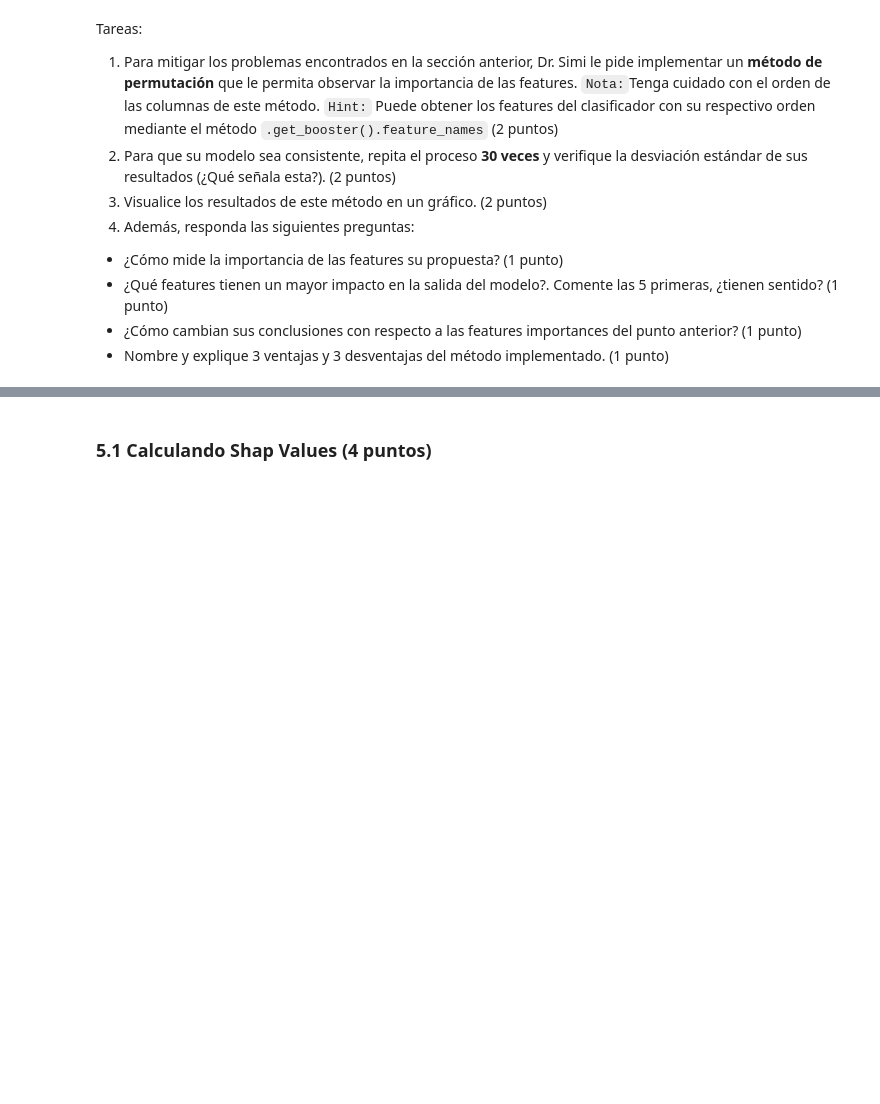
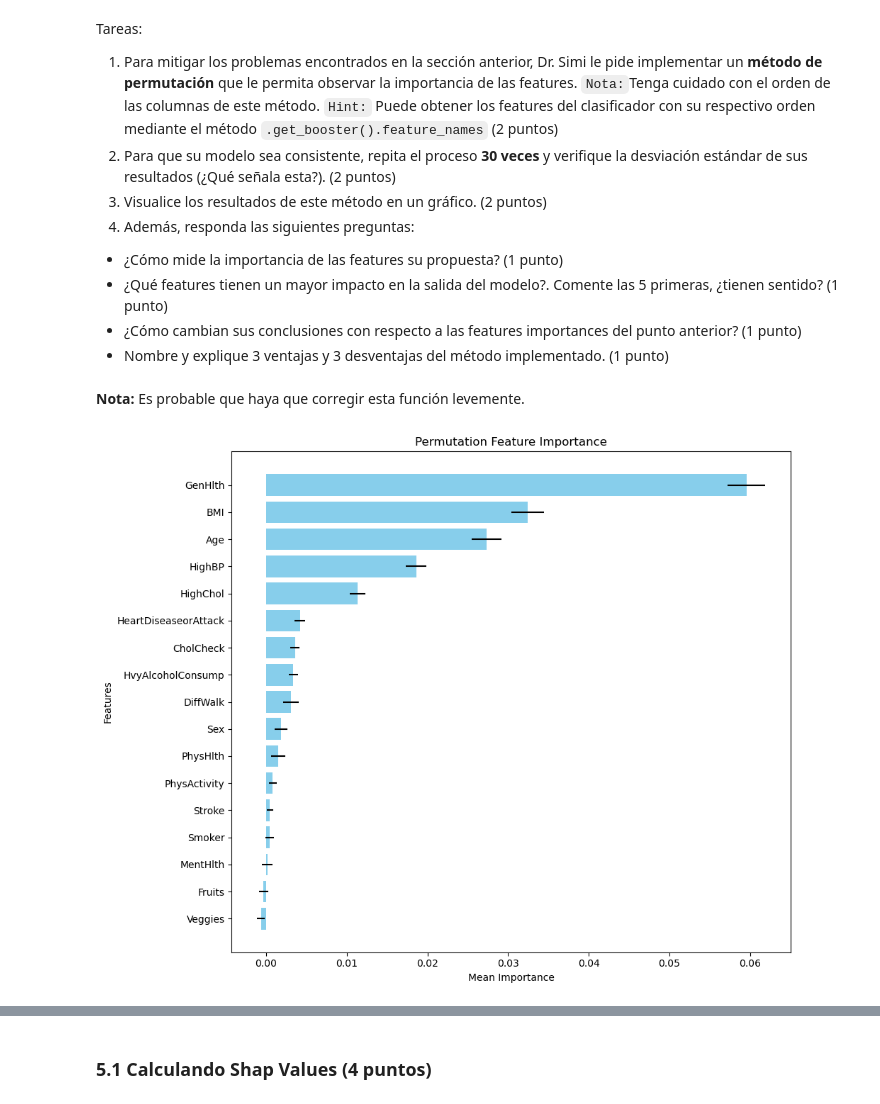
Before and after one commit to sebastianacunau/MDS7202-Laboratorios-y-Proyecto, a Jupyter notebook: Laboratorios/Lab 7 - Interpretabilidad/Lab7_enunciado.ipynb, the cells around one changed output, grey strips where cells are left out. Drawn from its saved outputs; the diff is of its cells as text; code cells hidden in the pictures; blank space fills up the shorter version.

```diff
--- a/Laboratorios/Lab 7 - Interpretabilidad/Lab7_enunciado.ipynb
+++ b/Laboratorios/Lab 7 - Interpretabilidad/Lab7_enunciado.ipynb
@@ -139,3 +234,25 @@ Tareas:
+# %% [markdown]
+**Nota:** Es probable que haya que corregir esta función levemente.
+# %%
+# Calcular la importancia de las características mediante permutación
+result = permutation_importance(pipeline, X_test, y_test, n_repeats=30, random_state=13, scoring='accuracy')
+
+# Obtener las medias y desviaciones estándar de las importancias
+sorted_idx = result.importances_mean.argsort()
+importances_mean = result.importances_mean[sorted_idx]
+importances_std = result.importances_std[sorted_idx]
+features = X_test.columns[sorted_idx]
+
+# Graficar las importancias
+plt.figure(figsize=(10, 8))
+plt.barh(features, importances_mean, xerr=importances_std, color='skyblue', ecolor='black')
+plt.xlabel("Mean Importance")
+plt.ylabel("Features")
+plt.title("Permutation Feature Importance")
+plt.tight_layout()
+plt.show()
+# %% [output]
+[figure, added]
 # %% [markdown]
 ## 5. Métodos Agnósticos Locales (20 puntos)
 
```
Also changed, not shown: parts of 15 cells of this notebook.
